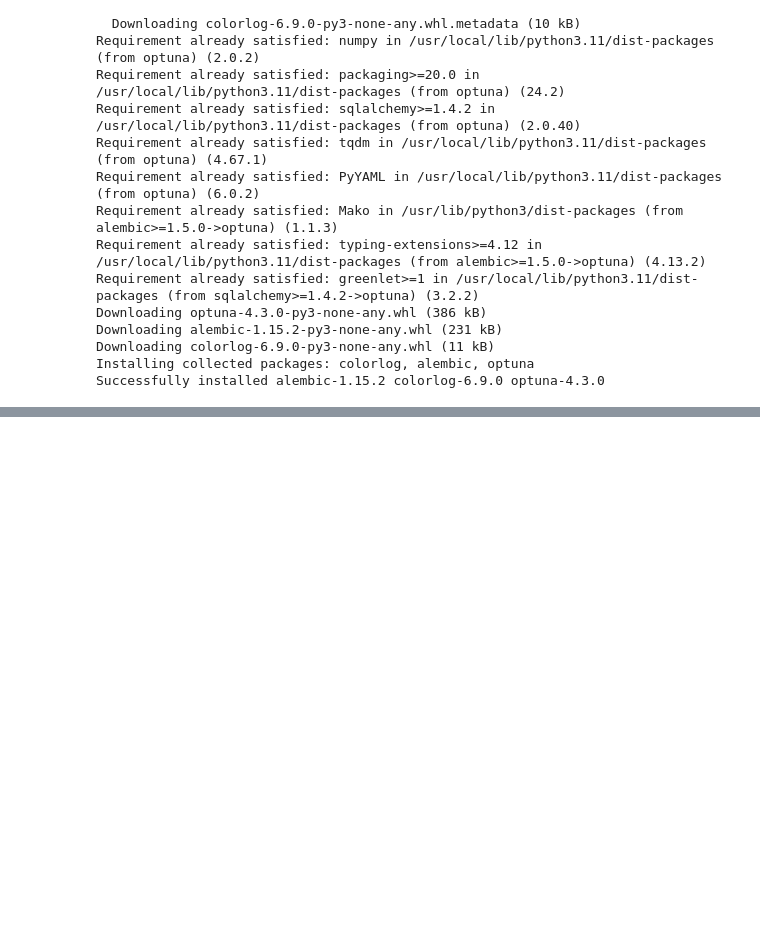
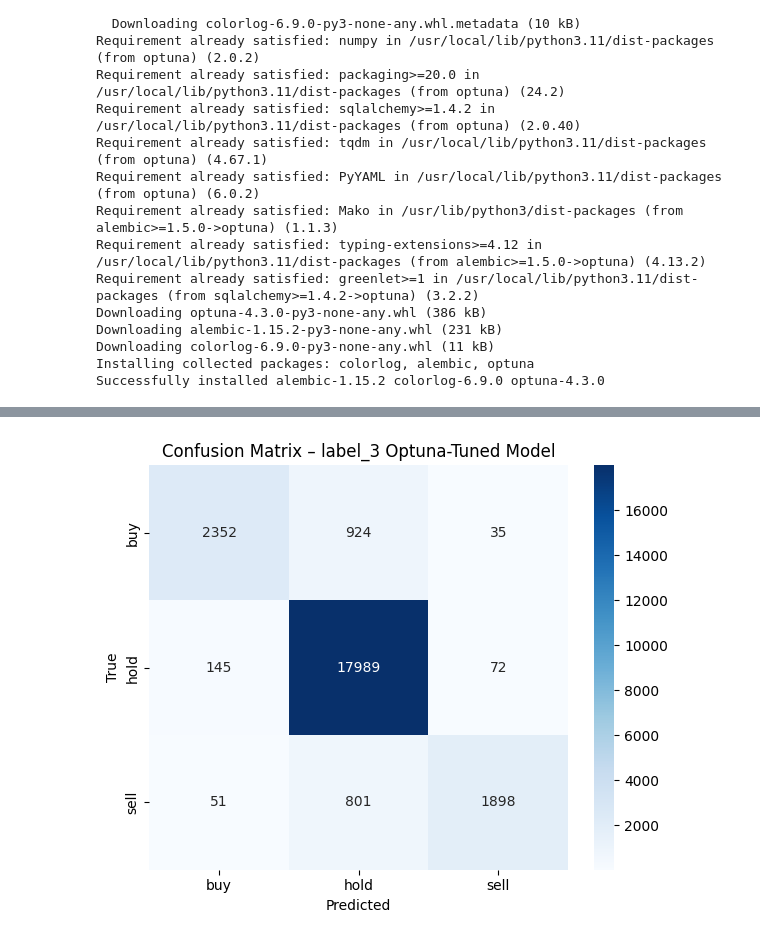
Before and after one commit to anjun745/175-project, a Jupyter notebook: cs175_XGBoost.ipynb, the cells around one changed output, grey strips where cells are left out. Cells and saved outputs as stored; diff of their text form; code cells hidden in the pictures; blank space fills up the shorter version.

Commit message:
XGboost done?

```diff
--- a/cs175_XGBoost.ipynb
+++ b/cs175_XGBoost.ipynb
@@ -512,0 +499,74 @@ print(study.best_params, study.best_value)
+# %%
+import pandas as pd
+import numpy as np
+from sklearn.preprocessing import LabelEncoder
+from sklearn.metrics import classification_report, confusion_matrix
+import matplotlib.pyplot as plt
+import seaborn as sns
+from xgboost import XGBClassifier
+
+# ---------- 1. Load data ----------
+train_df = pd.read_csv("training_data.csv")
+test_df  = pd.read_csv("testing_data.csv")
+
+# ---------- 2. Encode label_3 ----------
+le = LabelEncoder()
+train_df["label_3_encoded"] = le.fit_transform(train_df["label_3"])
+test_df["label_3_encoded"]  = le.transform(test_df["label_3"])
+
+# ---------- 3. Features ----------
+drop_cols = ["label_3", "label_3_encoded", "label_7", "date", "stock", "title"]
+feature_cols = [c for c in train_df.columns if c not in drop_cols]
+
+X_train = train_df[feature_cols]
+y_train = train_df["label_3_encoded"]
+
+X_test  = test_df[feature_cols]
+y_test  = test_df["label_3_encoded"]
+
+# ---------- 4. Inverse class-weights ----------
+class_counts = np.bincount(y_train)
+weights = len(y_train) / (len(class_counts) * class_counts)
+sample_weights = weights[y_train]
+
+# ---------- 5. Train Optuna-best model ----------
+l3_optuna_best = {
+    "max_depth": 10,
+    "learning_rate": 0.14456012100978763,
+    "n_estimators": 550,
+    "subsample": 0.9218991996569271,
+    "objective": "multi:softprob",
+    "num_class": 3,
+    "eval_metric": "mlogloss",
+    "random_state": 42,
+}
+l3_model = XGBClassifier(**l3_optuna_best)
+l3_model.fit(X_train, y_train, sample_weight=sample_weights)
+
+# ---------- 6. Evaluate on test set ----------
+y_pred = l3_model.predict(X_test)
+report = classification_report(y_test, y_pred, target_names=le.classes_)
+cm = confusion_matrix(y_test, y_pred)
+
+print("Classification Report:\n", report)
+with open("label3_optuna_report.txt", "w") as f:
+    f.write("Classification Report:\n")
+    f.write(report)
+
+# ---------- 7. Confusion-matrix plot ----------
+plt.figure(figsize=(6, 5))
+sns.heatmap(
+    cm,
+    annot=True,
+    fmt="d",
+    cmap="Blues",
+    xticklabels=le.classes_,
+    yticklabels=le.classes_,
+)
+plt.title("Confusion Matrix – label_3 Optuna-Tuned Model")
+plt.xlabel("Predicted")
+plt.ylabel("True")
+plt.tight_layout()
+plt.savefig("label3_optuna_confusion_matrix.png")
+plt.show()
+# %% [output]
@@ -512,0 +583 @@ print(study.best_params, study.best_value)
+[figure, added]
```
Also changed, not shown: parts of 17 cells of this notebook.
